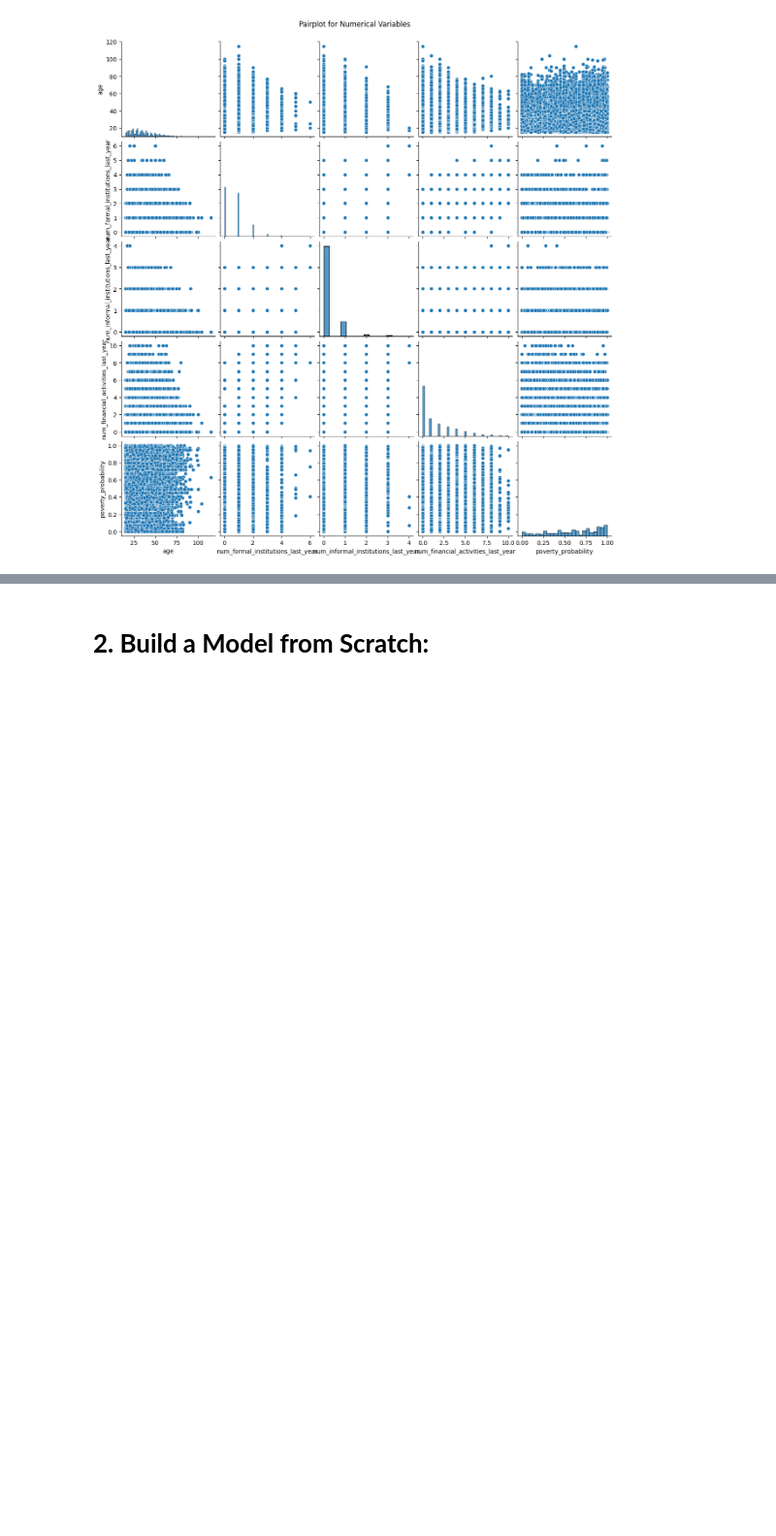
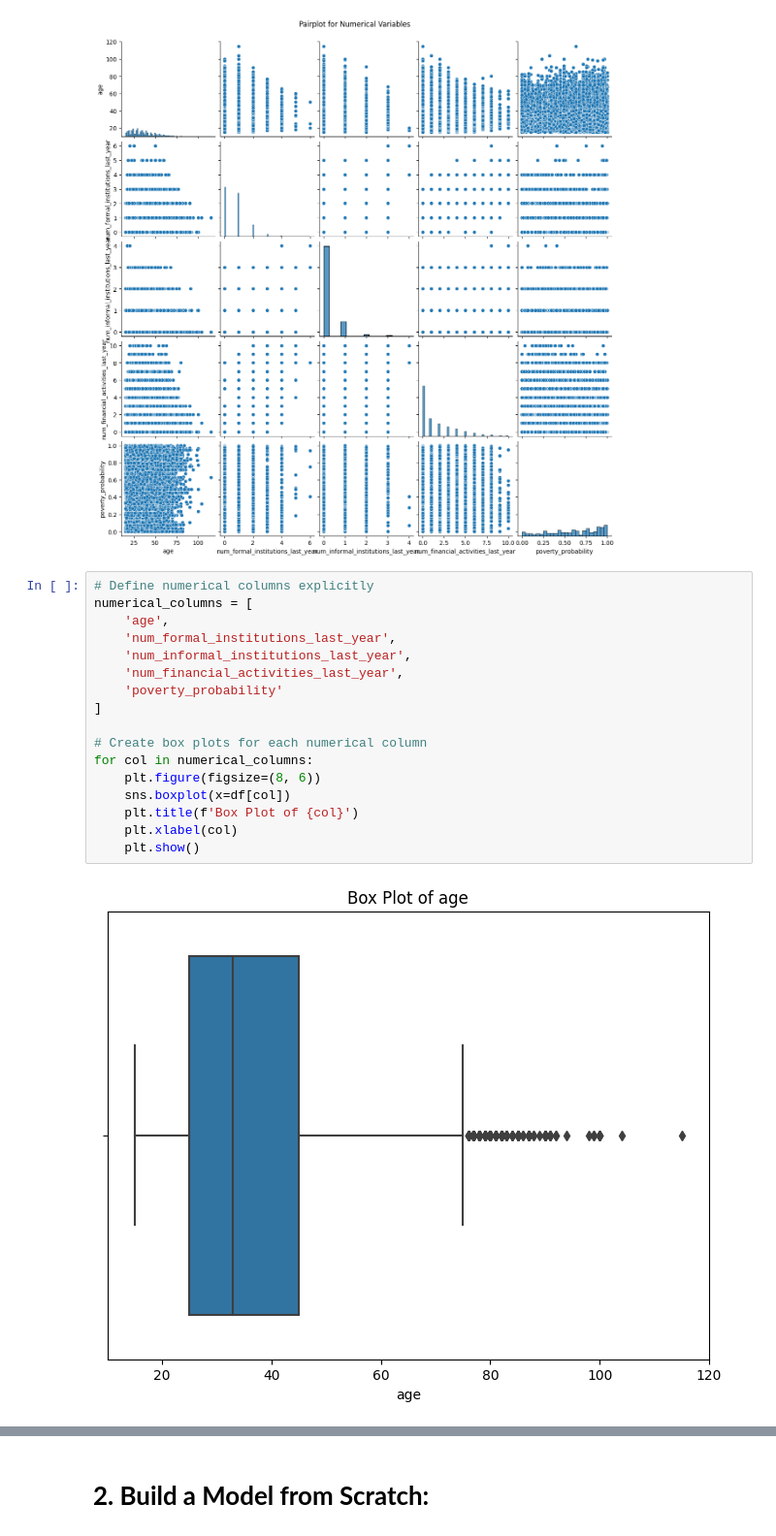
Before and after one commit to aasimk910/AI_coursework, a Jupyter notebook: ai-coursework.ipynb, the cells around one changed output, grey strips where cells are left out. Shown: that part at 97% size. Saved outputs shown, nothing was run; the diff lists cells and outputs as text; blank space fills up the shorter version.

```diff
--- a/ai-coursework.ipynb
+++ b/ai-coursework.ipynb
@@ -135,3 +135,22 @@ plt.suptitle('Pairplot for Numerical Variables', y=1.02)
 plt.show()
 # %% [output]
 [figure]
+# %%
+# Define numerical columns explicitly
+numerical_columns = [
+    'age',
+    'num_formal_institutions_last_year',
+    'num_informal_institutions_last_year',
+    'num_financial_activities_last_year',
+    'poverty_probability'
+]
+
+# Create box plots for each numerical column
+for col in numerical_columns:
+    plt.figure(figsize=(8, 6))
+    sns.boxplot(x=df[col])
+    plt.title(f'Box Plot of {col}')
+    plt.xlabel(col)
+    plt.show()
+# %% [output]
+[figure, added]
```
Also changed, not shown: parts of 35 cells of this notebook.
